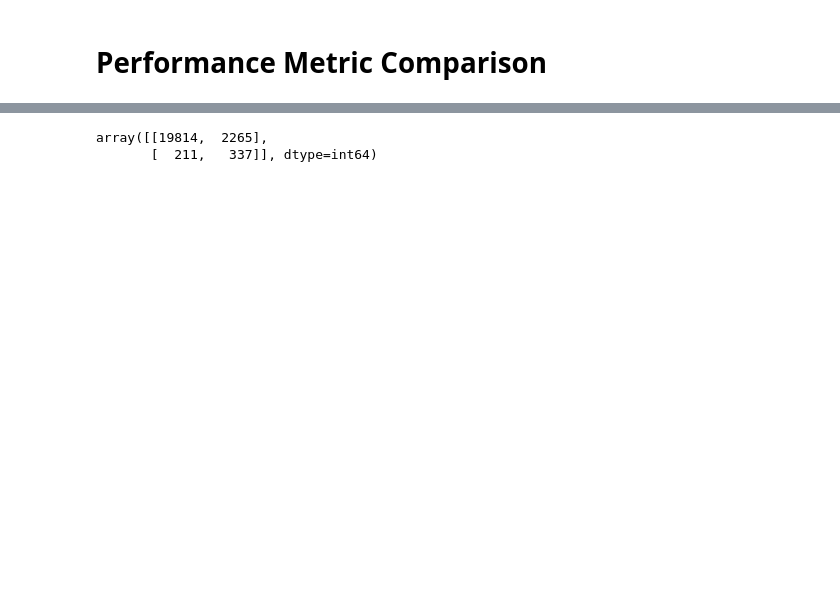
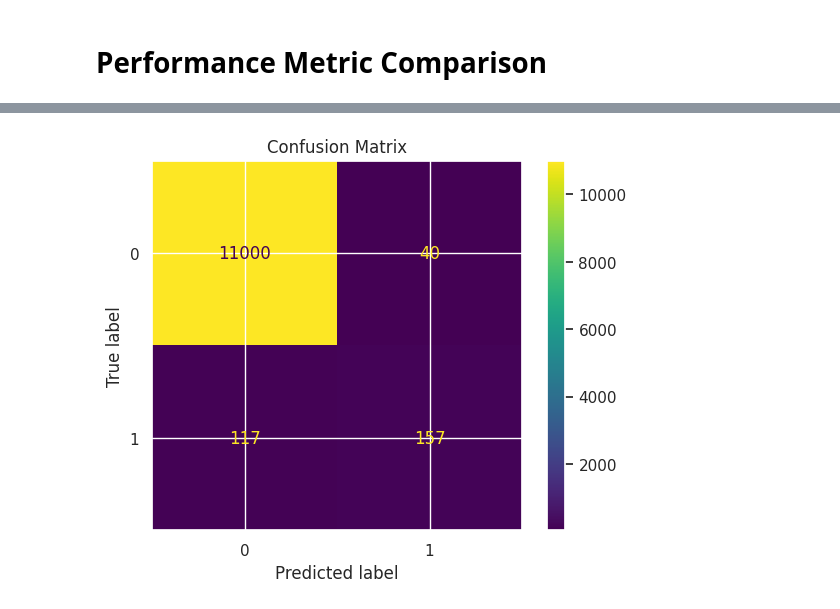
Before and after one commit to zakirangwala/esrb-wizard, a Jupyter notebook: notebooks/classification.ipynb, the cells around one changed output, grey strips where cells are left out. Cells and saved outputs as stored; diff of their text form; code cells hidden in the pictures; blank space fills up the shorter version.

```diff
--- a/notebooks/classification.ipynb
+++ b/notebooks/classification.ipynb
@@ -82,6 +83,9 @@ X_temp, X_test, y_temp, y_test = train_test_split(
     stratify=y,
     random_state=42,
 )
+
+X_test.columns = [c.replace(' ', '_') for c in X_test.columns]
+X_temp.columns = [c.replace(' ', '_') for c in X_temp.columns]
 
 #split train+val into train and val
 X_train, X_val, y_train, y_val = train_test_split(
@@ -211,13 +205,13 @@ from sklearn.model_selection import StratifiedKFold, cross_val_predict
 
 # refit model based on best parameters
 clf_rf = RandomForestClassifier(
-    **best_params,
+    **best_params_rf,
     random_state=42,
     n_jobs=-1
 )
 
 # check model fit based on cross-validation
-skf = StratifiedKFold(n_splits=3, shuffle=True, random_state=42)
+skf = StratifiedKFold(n_splits=5, shuffle=True, random_state=42)
 
 y_train_proba = cross_val_predict(
     clf_rf,
@@ -250,7 +244,7 @@ print("\nBest threshold for F1 (val set):", best_thresh)
 
 # retrain final model based on training and validation sets
 clf_rf_final = RandomForestClassifier(
-    **best_params,
+    **best_params_rf,
     random_state=42,
     n_jobs=-1
 )
@@ -380,18 +362,18 @@ KeyboardInterrupt:
 # %%
 # refit model based on best parameters
-clf = XGBClassifier(
+clf_xgb = XGBClassifier(
     objective="binary:logistic",
-    **best_params,
+    **best_params_xgb,
     random_state=42,
     n_jobs=-1,
     scale_pos_weight=scale_pos_weight
 )
 
 # check model fit based on cross-validation
-skf = StratifiedKFold(n_splits=3, shuffle=True, random_state=42)
+skf = StratifiedKFold(n_splits=5, shuffle=True, random_state=42)
 
 y_train_proba = cross_val_predict(
-    clf,
+    clf_xgb,
     X_train,
     y_train,
     cv=skf,
@@ -410,8 +392,8 @@ print("Recall:", recall_score(y_train, y_train_class))
 
 
 # threshold tuning based on validation set
-clf.fit(X_train, y_train)
-y_val_proba = clf.predict_proba(X_val)[:, 1]
+clf_xgb.fit(X_train, y_train)
+y_val_proba = clf_xgb.predict_proba(X_val)[:, 1]
 
 precisions, recalls, thresholds = precision_recall_curve(y_val, y_val_proba)
 f1_scores = 2 * (precisions * recalls) / (precisions + recalls + 1e-9)
@@ -420,18 +402,18 @@ best_thresh = thresholds[f1_scores[:-1].argmax()]
 print("\nBest threshold for F1 (val set):", best_thresh)
 
 # retrain final model based on training and validation sets
-clf_final = XGBClassifier(
+clf_xgb_final = XGBClassifier(
     objective="binary:logistic",
-    **best_params,
+    **best_params_xgb,
     random_state=42,
     n_jobs=-1,
     scale_pos_weight=scale_pos_weight
 )
 
-clf_final.fit(X_temp, y_temp)
+clf_xgb_final.fit(X_temp, y_temp)
 
 # performance of model against the test dataset
-y_test_proba = clf_final.predict_proba(X_test)[:, 1]
+y_test_proba = clf_xgb_final.predict_proba(X_test)[:, 1]
 y_test_class = (y_test_proba >= best_thresh).astype(int)
 
 print("\nTEST METRICS:")
@@ -541,9 +599,16 @@ clf_performance.head(7)
-# %%
-from sklearn.metrics import confusion_matrix
-
-y_val_pred = best_clf.predict(X_val)
-cm = confusion_matrix(y_val, y_val_pred)
-cm
-# %% [output]
-array([[19814,  2265],
-       [  211,   337]], dtype=int64)
+# %%
+from sklearn.metrics import confusion_matrix
+from sklearn.metrics import ConfusionMatrixDisplay
+
+best_clf = clf_light_final # CHANGE THIS ACCORDING TO RESULTS
+
+y_pred_test = best_clf.predict(X_test)
+
+cm = confusion_matrix(y_test, y_pred_test)
+disp = ConfusionMatrixDisplay(confusion_matrix=cm,
+                              display_labels=[0, 1])
+disp.plot(cmap='viridis')
+plt.title('Confusion Matrix')
+plt.show()
+# %% [output]
+[figure, added]
```
Also changed, not shown: parts of 9 cells of this notebook.
